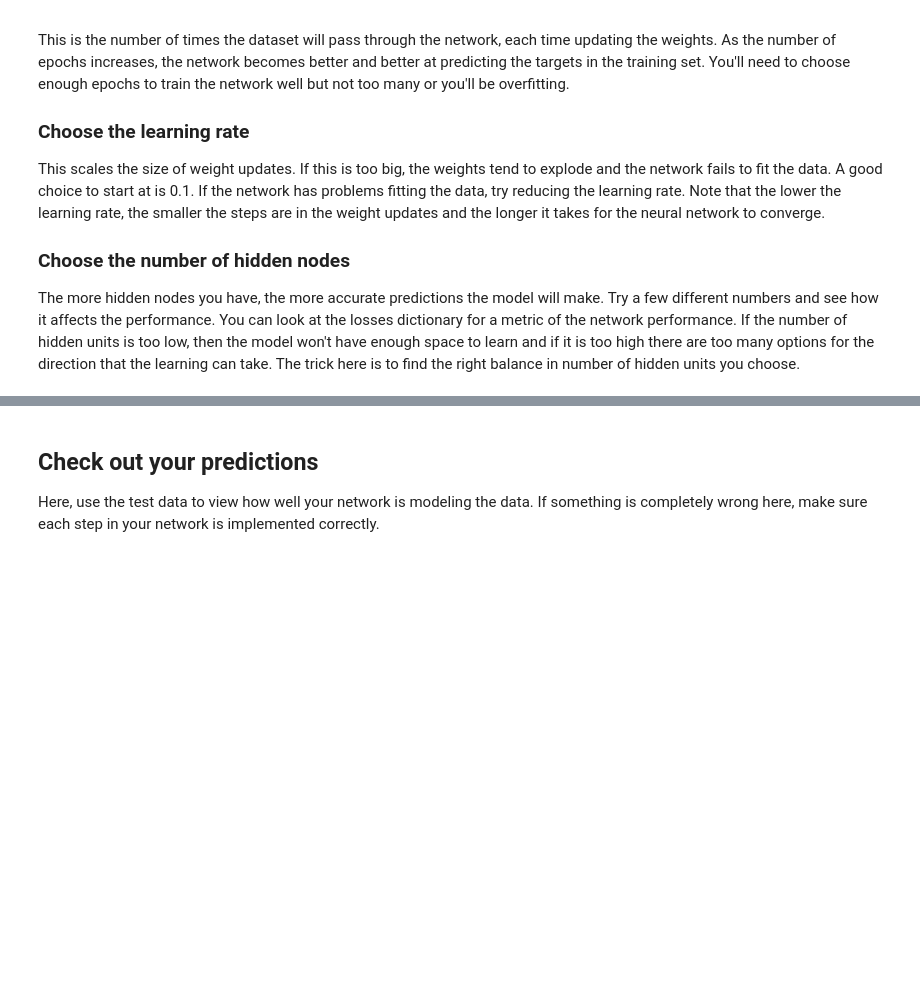
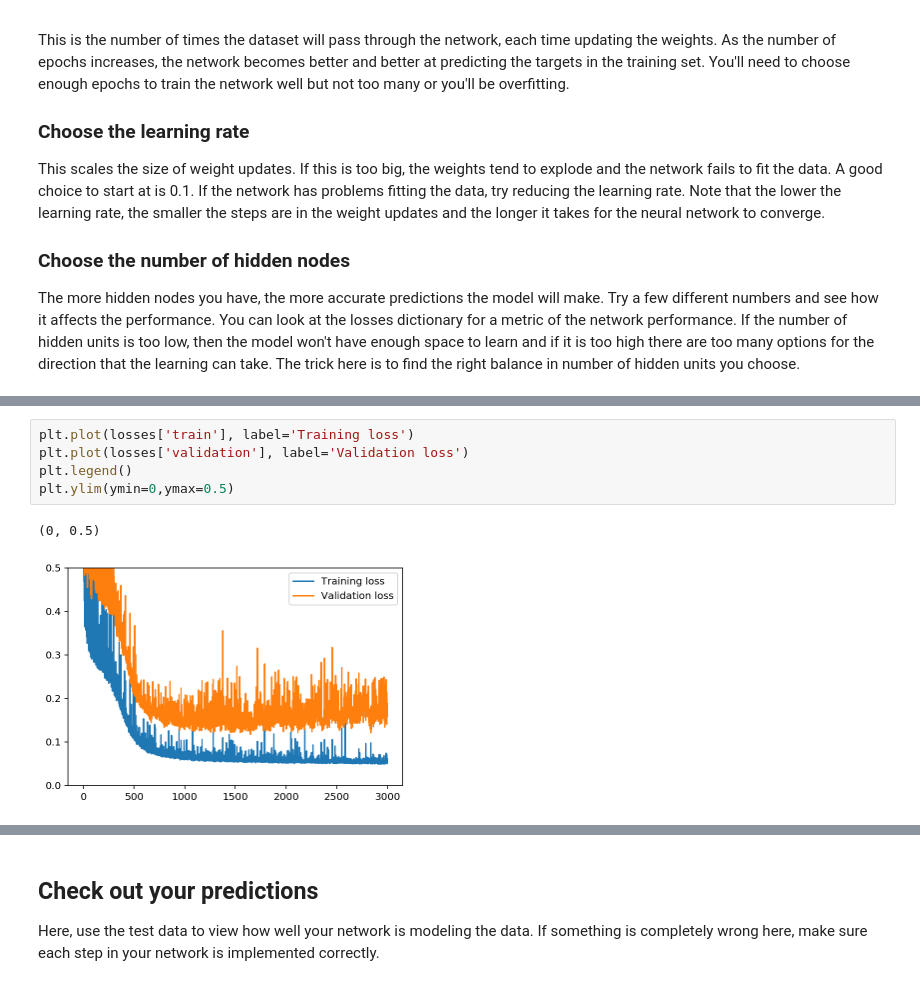
Before and after one commit to samuelmh/deeplearning_nanodegree, a Jupyter notebook: 01/DLND-your-first-network/02_dlnd-your-first-neural-network.ipynb, the cells around one changed output, grey strips where cells are left out. Drawn from its saved outputs; the diff is of its cells as text; blank space fills up the shorter version.

```diff
--- a/01/DLND-your-first-network/02_dlnd-your-first-neural-network.ipynb
+++ b/01/DLND-your-first-network/02_dlnd-your-first-neural-network.ipynb
@@ -221,0 +235,8 @@ Progress: 99.9% ... Training loss: 0.303 ... Validation loss: 0.460
+# %%
+plt.plot(losses['train'], label='Training loss')
+plt.plot(losses['validation'], label='Validation loss')
+plt.legend()
+plt.ylim(ymin=0,ymax=0.5)
+# %% [output]
+(0, 0.5)
+[figure, added]
```
Also changed, not shown: parts of 10 cells of this notebook.
